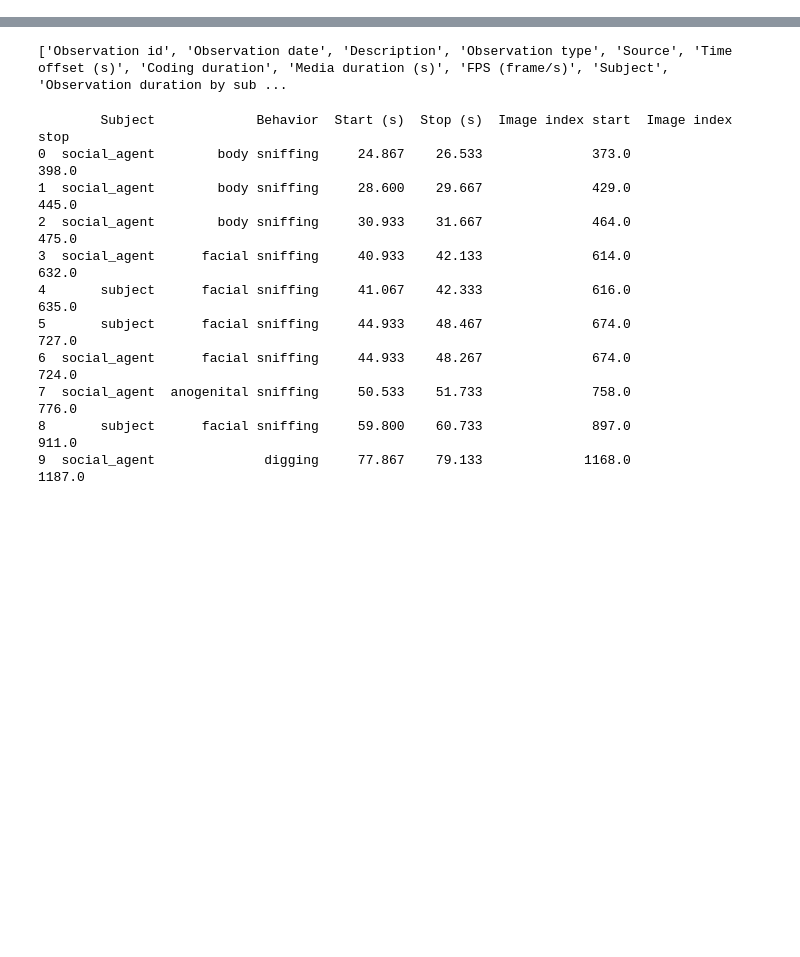
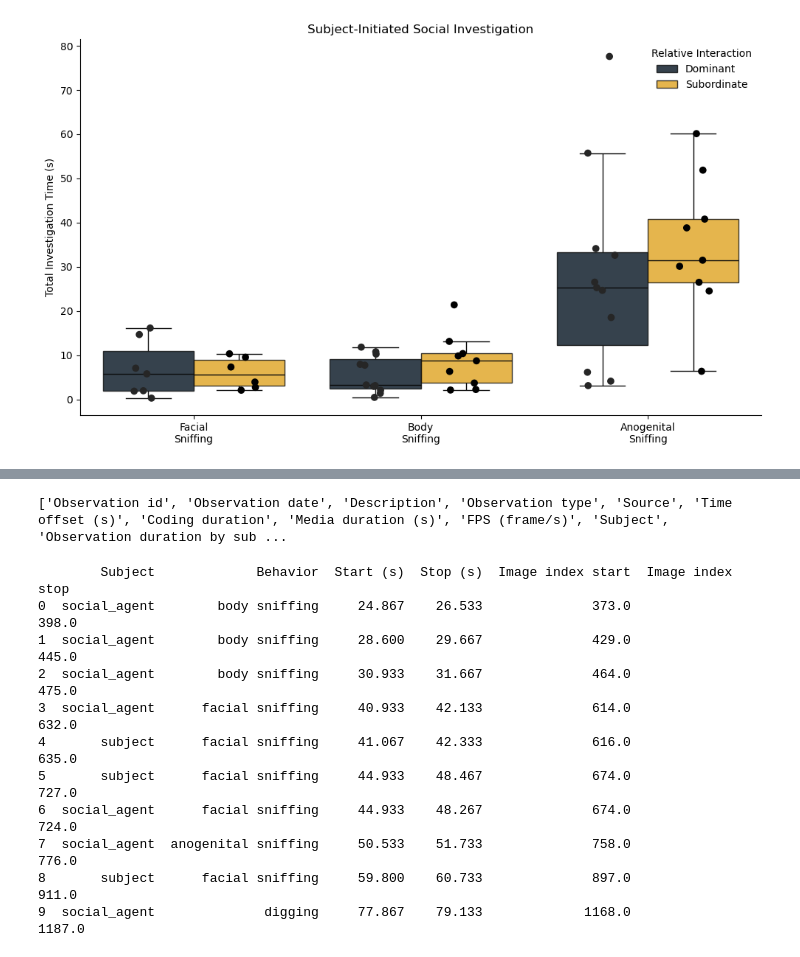
Before and after one commit to padillacoreanolab/respiratory_pilot, a Jupyter notebook: notebooks/sequioa_notebooks/BLA_cm_hc_resp_boris_aligment.ipynb, the cells around one changed output, grey strips where cells are left out. Cells and saved outputs as stored; diff of their text form; code cells hidden in the pictures; blank space fills up the shorter version.

```diff
--- a/notebooks/sequioa_notebooks/BLA_cm_hc_resp_boris_aligment.ipynb
+++ b/notebooks/sequioa_notebooks/BLA_cm_hc_resp_boris_aligment.ipynb
@@ -80,0 +696,82 @@ H5 files found:
+# %%
+# ======================================================
+# SUBJECT-INITIATED SOCIAL INVESTIGATION
+# ======================================================
+
+import matplotlib.pyplot as plt
+import seaborn as sns
+
+# Padilla lab colors
+blue = "#001424"      # DOM
+mustard = "#ffaf00"   # SUB
+
+palette = {
+    "DOM": blue,
+    "SUB": mustard
+}
+
+fig, ax = plt.subplots(
+    figsize=(10, 6)
+)
+
+# Boxplots
+sns.boxplot(
+    data=plot_df,
+    x="Behavior",
+    y="InteractionDuration",
+    hue="RelativeInteraction",
+    palette=palette,
+    showfliers=False,
+    ax=ax
+)
+
+# Make boxes semi-transparent
+for patch in ax.patches:
+    patch.set_alpha(.8)
+
+# Individual mice
+sns.stripplot(
+    data=plot_df,
+    x="Behavior",
+    y="InteractionDuration",
+    hue="RelativeInteraction",
+    dodge=True,
+    color="black",
+    size=7,
+    alpha=1,
+    jitter=0.15,
+    ax=ax
+)
+
+# Remove duplicate legend
+handles, labels = ax.get_legend_handles_labels()
+
+ax.legend(
+    handles[:2],
+    ["Dominant", "Subordinate"],
+    title="Relative Interaction",
+    frameon=False
+)
+
+ax.set_ylabel(
+    "Total Investigation Time (s)"
+)
+
+ax.set_xlabel("")
+
+ax.set_title(
+    "Subject-Initiated Social Investigation"
+)
+
+ax.set_xticklabels([
+    "Facial\nSniffing",
+    "Body\nSniffing",
+    "Anogenital\nSniffing"
+])
+
+sns.despine()
+
+plt.tight_layout()
+
+plt.show()
+# %% [output]
@@ -80,0 +781 @@ H5 files found:
+[figure, added]
```
Also changed, not shown: parts of 20 cells of this notebook, 1 other file.
